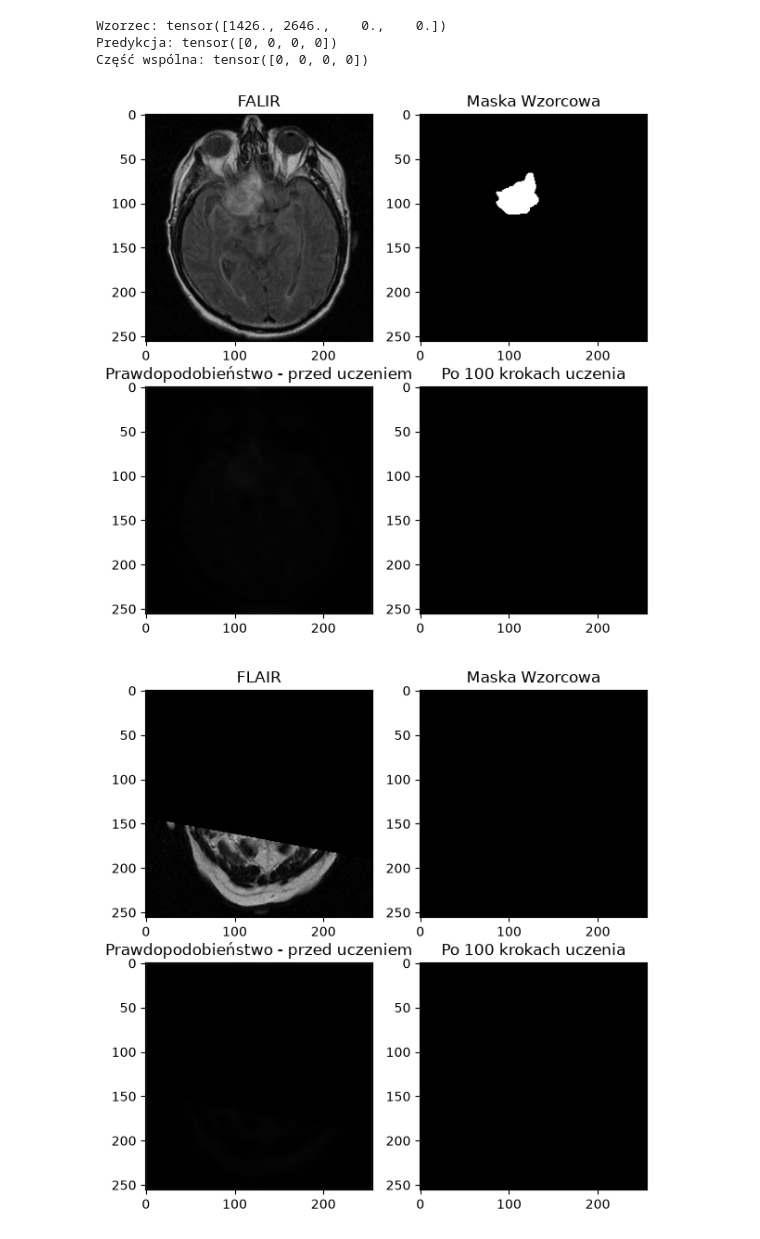
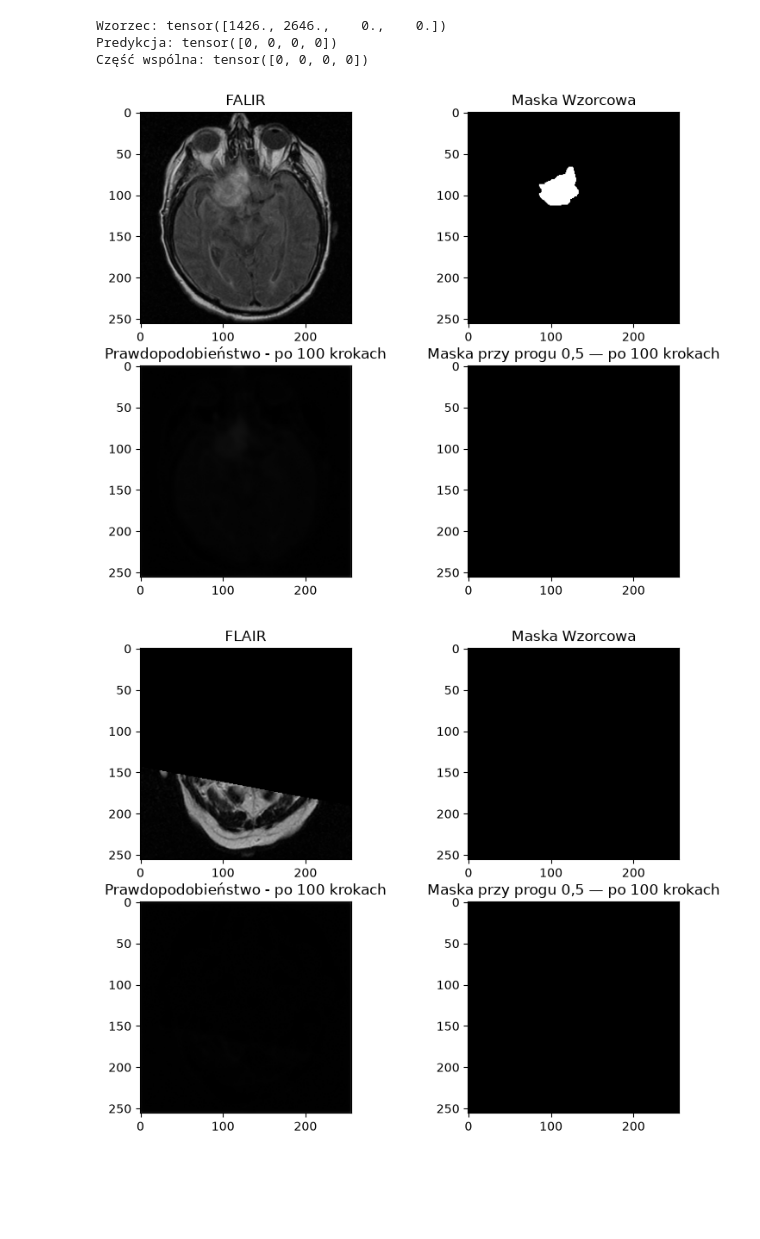
Before and after one commit to m1hu/inzynierka, a Jupyter notebook: notebooks/04_unet_basics.ipynb, the cells around one changed output. Cells and saved outputs as stored; diff of their text form; code cells hidden in the pictures; blank space fills up the shorter version.

```diff
--- a/notebooks/04_unet_basics.ipynb
+++ b/notebooks/04_unet_basics.ipynb
@@ -350,25 +350,25 @@ Predykcja: tensor([0, 0, 0, 0])
 Część wspólna: tensor([0, 0, 0, 0])
 # %%
 i = 0
-fig, ax = plt.subplots(2, 2, figsize=(7, 7))
+fig, ax = plt.subplots(2, 2, figsize=(9, 7))
 ax[0, 0].imshow(real_images[i, 1], cmap="grey", vmin=0, vmax=1)
 ax[0, 0].set_title("FALIR")
 
 ax[0, 1].imshow(real_masks[i, 0], cmap="grey", vmin=0, vmax=1)
 ax[0, 1].set_title("Maska Wzorcowa")
 
 ax[1, 0].imshow(real_probabilities[i, 0], cmap="grey", vmin=0, vmax=1)
-ax[1, 0].set_title("Prawdopodobieństwo - przed uczeniem")
+ax[1, 0].set_title("Prawdopodobieństwo - po 100 krokach")
 
 ax[1, 1].imshow(real_predictions[i, 0], cmap="grey", vmin=0, vmax=1)
-ax[1, 1].set_title("Po 100 krokach uczenia")
+ax[1, 1].set_title("Maska przy progu 0,5 — po 100 krokach")
 
 plt.show()
 # %% [output]
-[figure, old version]
+[figure, new version]
 # %%
 i = 2
-fig, ax = plt.subplots(2, 2, figsize=(7, 7))
+fig, ax = plt.subplots(2, 2, figsize=(9, 7))
 ax[0, 0].imshow(real_images[i, 1], cmap="grey", vmin=0, vmax=1)
 ax[0, 0].set_title("FLAIR")
 
@@ -376,14 +376,14 @@ ax[0, 1].imshow(real_masks[i, 0], cmap="grey", vmin=0, vmax=1)
 ax[0, 1].set_title("Maska Wzorcowa")
 
 ax[1, 0].imshow(real_probabilities[i, 0], cmap="grey", vmin=0, vmax=1)
-ax[1, 0].set_title("Prawdopodobieństwo - przed uczeniem")
+ax[1, 0].set_title("Prawdopodobieństwo - po 100 krokach")
 
 ax[1, 1].imshow(real_predictions[i, 0], cmap="grey", vmin=0, vmax=1)
-ax[1, 1].set_title("Po 100 krokach uczenia")
+ax[1, 1].set_title("Maska przy progu 0,5 — po 100 krokach")
 
 plt.show()
 # %% [output]
-[figure, old version]
+[figure, new version]
 # %%
 foreground = real_masks > 0
 
```
Also changed, not shown: parts of 17 cells of this notebook, 2 other files.
